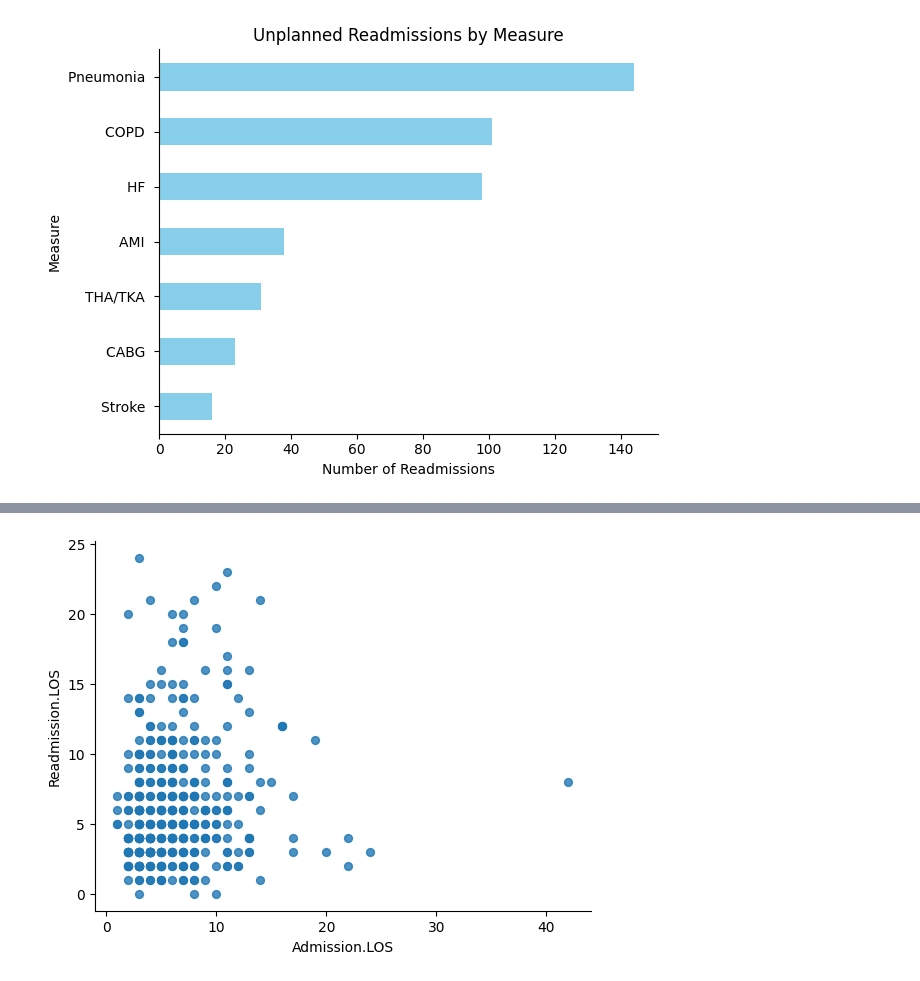
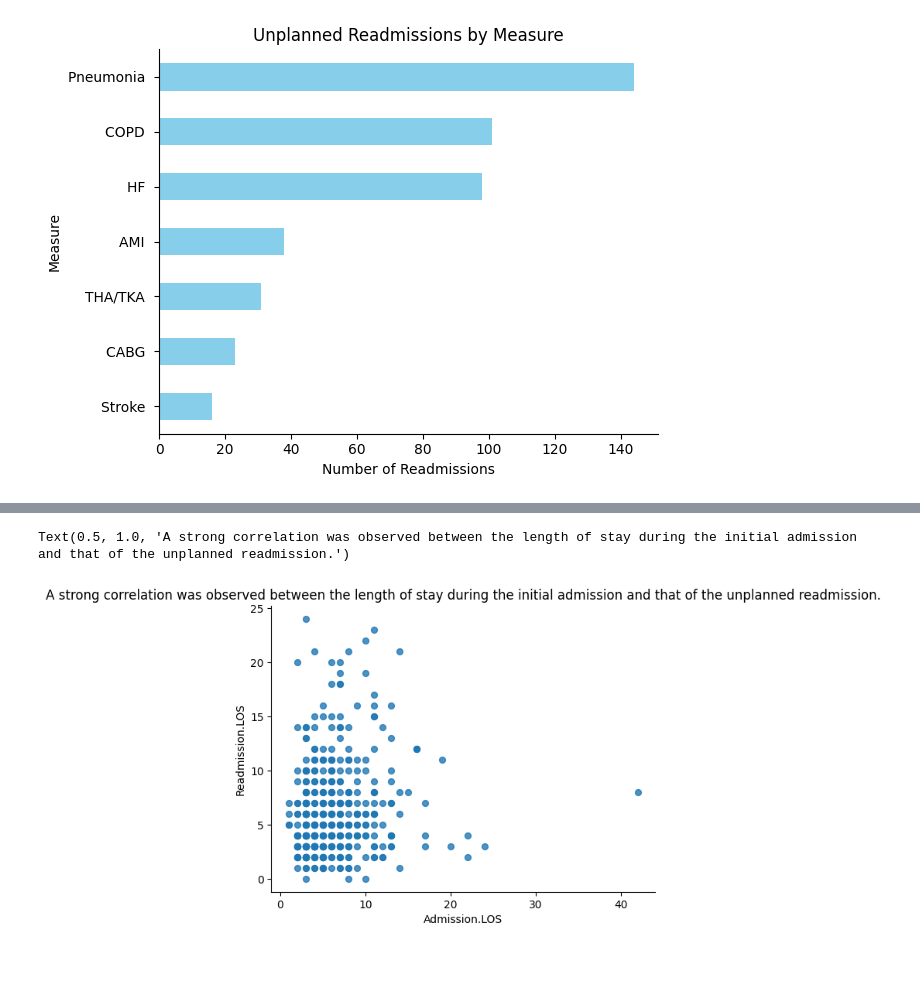
Before and after one commit to lunamajumder/Health-care-data-analysis, a Jupyter notebook: Health_care_data_analysis.ipynb, the cells around one changed output, grey strips where cells are left out. Cells and saved outputs as stored; diff of their text form; code cells hidden in the pictures.

```diff
--- a/Health_care_data_analysis.ipynb
+++ b/Health_care_data_analysis.ipynb
@@ -61,8 +67,10 @@ Passing `palette` without assigning `hue` is deprecated and will be removed in v
 # %%
 # @title A strong correlation was observed between the length of stay during the initial admission and that of the unplanned readmission.
 
 from matplotlib import pyplot as plt
 df.plot(kind='scatter', x='Admission.LOS', y='Readmission.LOS', s=32, alpha=.8)
 plt.gca().spines[['top', 'right',]].set_visible(False)
+plt.title('A strong correlation was observed between the length of stay during the initial admission and that of the unplanned readmission.')
 # %% [output]
+Text(0.5, 1.0, 'A strong correlation was observed between the length of stay during the initial admission and that of the unplanned readmission.')
-[figure, old version]
+[figure, new version]
```
Also changed, not shown: parts of 3 cells of this notebook.
